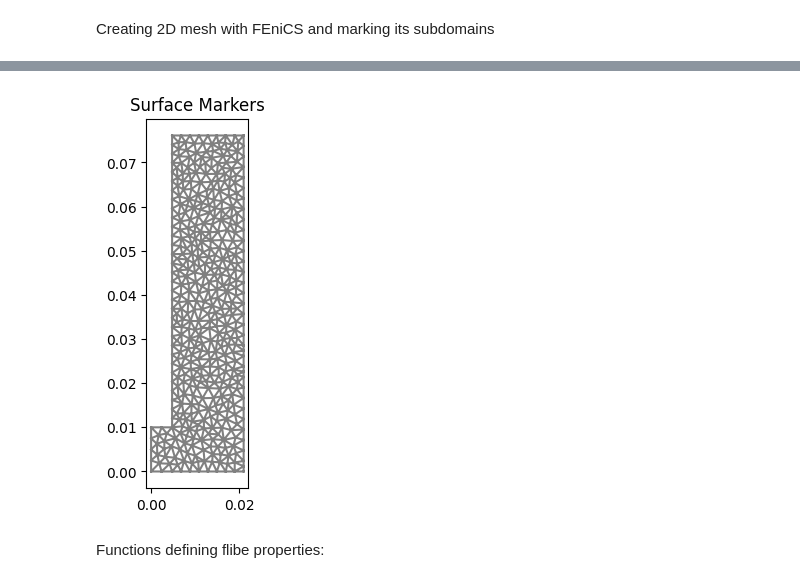
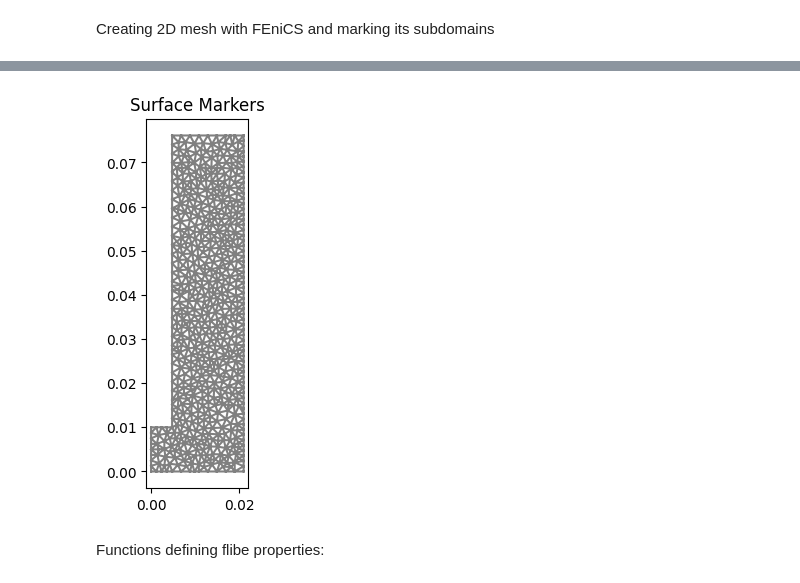
Before and after one commit to WeaverC20/LIBRADiff, a Jupyter notebook: BABY_2D_Simulation.ipynb, the cells around one changed output, grey strips where cells are left out. Saved outputs shown, nothing was run; the diff lists cells and outputs as text; code cells hidden in the pictures.

```diff
--- a/BABY_2D_Simulation.ipynb
+++ b/BABY_2D_Simulation.ipynb
@@ -121,7 +118,7 @@ p1 = f.Point(x1, 0)
 p2 = f.Point(x1 + x2, y2)
 r2 = Rectangle(p1, p2)
 domain = r1 + r2
-mesh_fenics = generate_mesh(domain, 25)
+mesh_fenics = generate_mesh(domain, 30)
 
 plot(mesh_fenics)
 
@@ -180,4 +178,4 @@ plot(surface_markers, title="Surface Markers")
-[figure, old version]
+[figure, new version]
 # %% [markdown]
 Functions defining flibe properties:
 # %%
```
Also changed, not shown: parts of 7 cells of this notebook.
